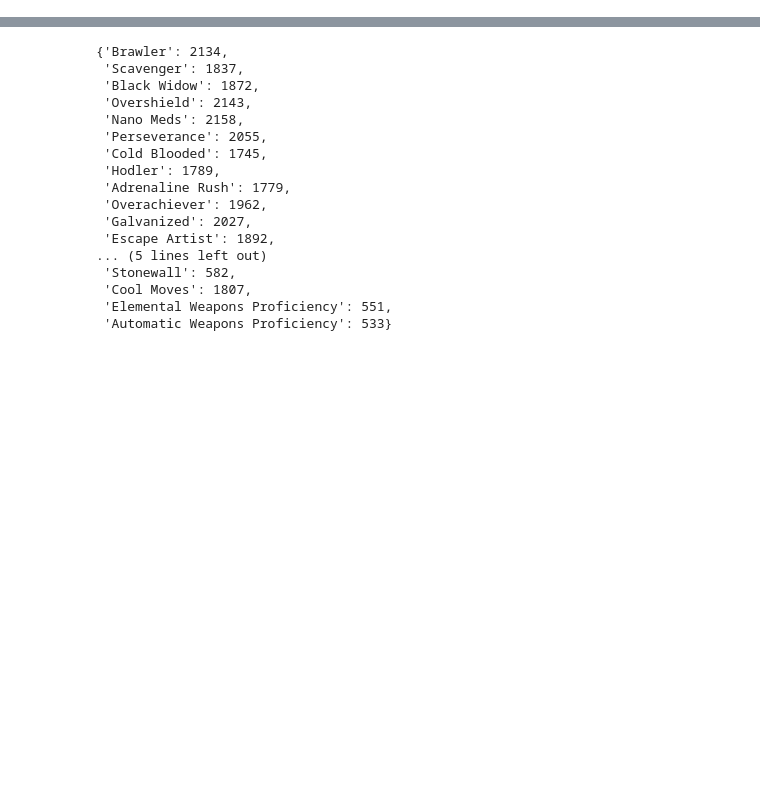
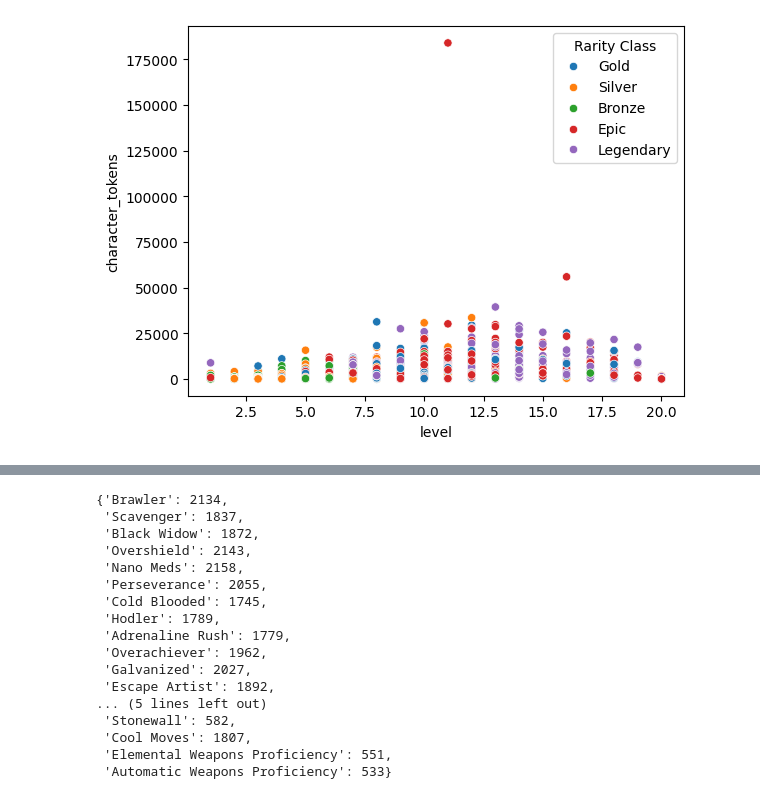
Before and after one commit to VincenzoImp/Cantina-Royale, a Jupyter notebook: NFT data/05_analysis.ipynb, the cells around one changed output, grey strips where cells are left out. Cells and saved outputs as stored; diff of their text form; code cells hidden in the pictures; blank space fills up the shorter version.

```diff
--- a/NFT data/05_analysis.ipynb
+++ b/NFT data/05_analysis.ipynb
@@ -8,0 +12,10 @@ df = pd.concat([pd.read_csv(filename2+'.csv'), df])
+# %%
+with open(filename1+'_nfts.json') as f:
+    data = json.load(f)
+with open(filename2+'_nfts.json') as f:
+    data = {**data, **json.load(f)}
+# %%
+with open(filename1+'_transactions.json') as f:
+    transactions = json.load(f)
+with open(filename2+'_transactions.json') as f:
+    transactions = {**transactions, **json.load(f)}
@@ -8,0 +111,2 @@ df = pd.concat([pd.read_csv(filename2+'.csv'), df])
+# %%
+df['transactionCount'] = df['identifier'].apply(lambda x: transactions[x]['count'])
@@ -8,0 +133,9 @@ df = pd.concat([pd.read_csv(filename2+'.csv'), df])
+# %%
+# plot scatterplot character_tokens vs. level on df
+from matplotlib import pyplot as plt
+import seaborn as sns
+
+sns.scatterplot(data=df, x='level', y='character_tokens', hue='Rarity Class')
+plt.show()
+# %% [output]
+[figure, added]
```
Also changed, not shown: parts of 12 cells of this notebook, 8 other files.
